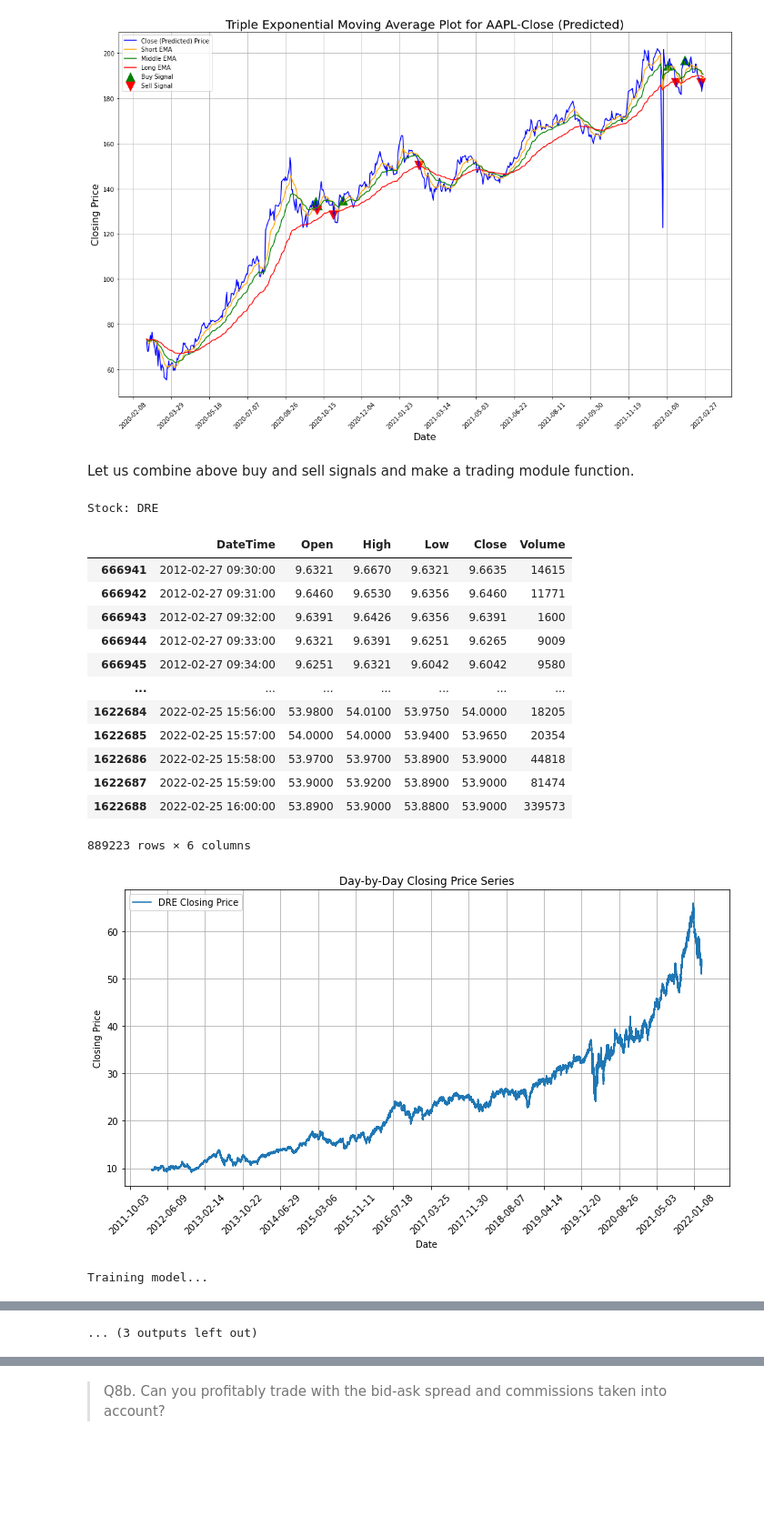
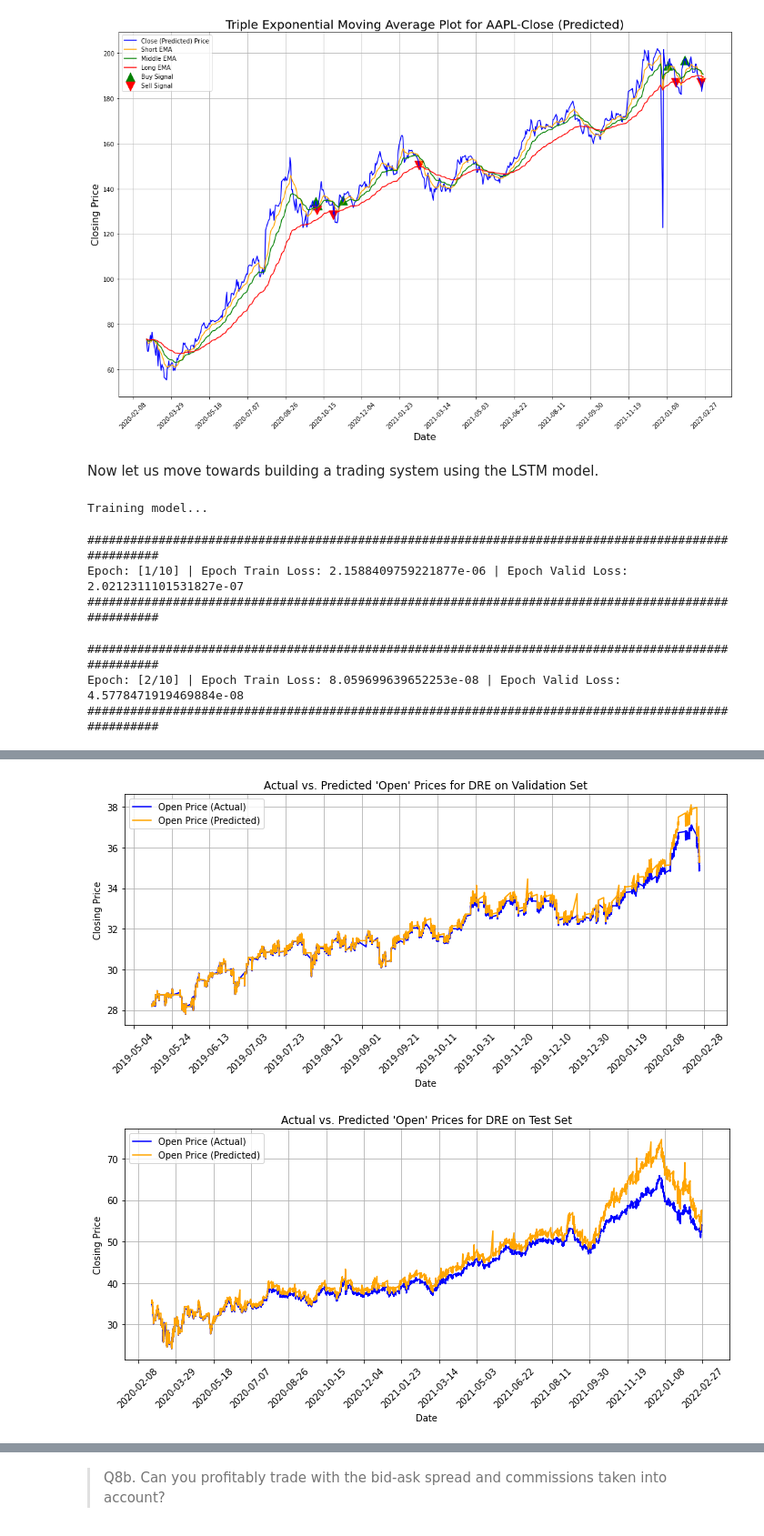
Before and after one commit to munish30monga/lstm_based_stock_trading_system, a Jupyter notebook: 22m2153.ipynb, the cells around one changed output, grey strips where cells are left out. Shown at 91% size. Cells and saved outputs as stored; diff of their text form; code cells hidden in the pictures; blank space fills up the shorter version.

Commit message:
added trading module

```diff
--- a/22m2153.ipynb
+++ b/22m2153.ipynb
@@ -2109,5 +2107,3 @@ Sell signals: [155, 171, 246, 480, 502]
 plot_tema(tema_df_dict_test, buy_dict, sell_dict, predict=f'{hyperparameters["predict"]} (Predicted)')
 # %% [output]
 [figure]
-# %% [markdown]
-Let us combine above buy and sell signals and make a trading module function.
@@ -2141,3 +2110,5 @@ def trading_module(pred_df_dict_valid, pred_df_dict_test, predict):
+# %% [markdown]
+Now let us move towards building a trading system using the LSTM model.
 # %%
 stocks = ["DRE"]
 hyperparameters = {
@@ -2160,22 +2131,13 @@ hyperparameters = {
     'save_best': False
 }
 # %%
-model, pred_df_dict_valid, pred_df_dict_test = LSTM_main(stocks, hyperparameters, analyse=True, plot_loss=False, plot_actual_vs_pred=True)
+model, pred_df_dict_valid, pred_df_dict_test = LSTM_main(stocks, hyperparameters, analyse=False, plot_loss=False, plot_actual_vs_pred=True)
 # %% [output]
-Stock: DRE
+Training model...
-|  | DateTime | Open | High | Low | Close | Volume |
-| 666941 | 2012-02-27 09:30:00 | 9.6321 | 9.6670 | 9.6321 | 9.6635 | 14615 |
-| 666942 | 2012-02-27 09:31:00 | 9.6460 | 9.6530 | 9.6356 | 9.6460 | 11771 |
-| 666943 | 2012-02-27 09:32:00 | 9.6391 | 9.6426 | 9.6356 | 9.6391 | 1600 |
-| 666944 | 2012-02-27 09:33:00 | 9.6321 | 9.6391 | 9.6251 | 9.6265 | 9009 |
-| 666945 | 2012-02-27 09:34:00 | 9.6251 | 9.6321 | 9.6042 | 9.6042 | 9580 |
-| ... | ... | ... | ... | ... | ... | ... |
-| 1622684 | 2022-02-25 15:56:00 | 53.9800 | 54.0100 | 53.9750 | 54.0000 | 18205 |
-| 1622685 | 2022-02-25 15:57:00 | 54.0000 | 54.0000 | 53.9400 | 53.9650 | 20354 |
-| 1622686 | 2022-02-25 15:58:00 | 53.9700 | 53.9700 | 53.8900 | 53.9000 | 44818 |
-| 1622687 | 2022-02-25 15:59:00 | 53.9000 | 53.9200 | 53.8900 | 53.9000 | 81474 |
-| 1622688 | 2022-02-25 16:00:00 | 53.8900 | 53.9000 | 53.8800 | 53.9000 | 339573 |
-889223 rows × 6 columns
+####################################################################################################
+Epoch: [1/10] | Epoch Train Loss: 2.1588409759221877e-06 | Epoch Valid Loss: 2.0212311101531827e-07
+####################################################################################################
-[figure, old version]
-Training model...
+####################################################################################################
+Epoch: [2/10] | Epoch Train Loss: 8.059699639652253e-08 | Epoch Valid Loss: 4.5778471919469884e-08
+####################################################################################################
 ####################################################################################################
@@ -2218 +2190,2 @@ Predictions on the validation set for DRE:
-... (3 outputs left out)
+[figure, new version]
+[figure, added]
```
Also changed, not shown: parts of 16 cells of this notebook.
